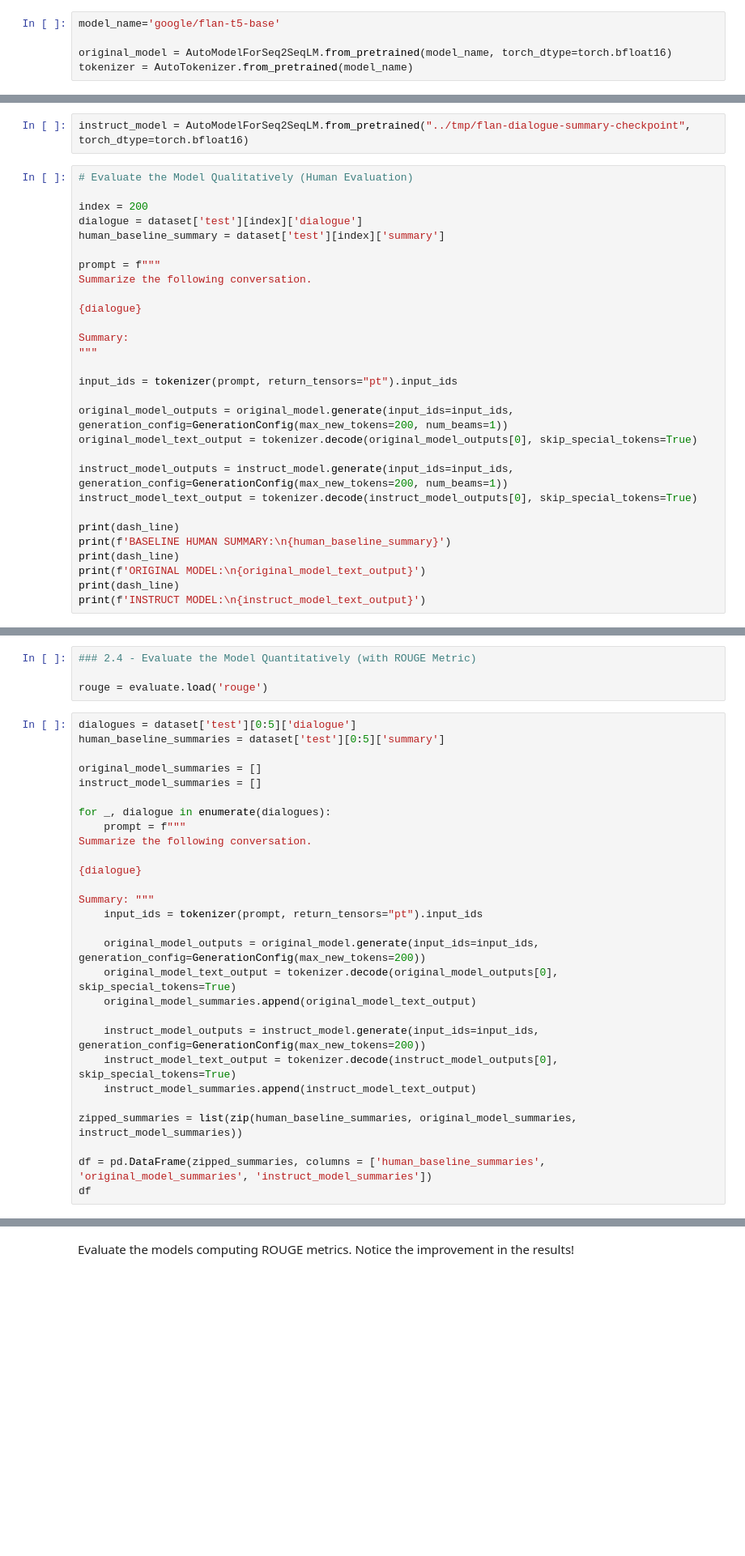
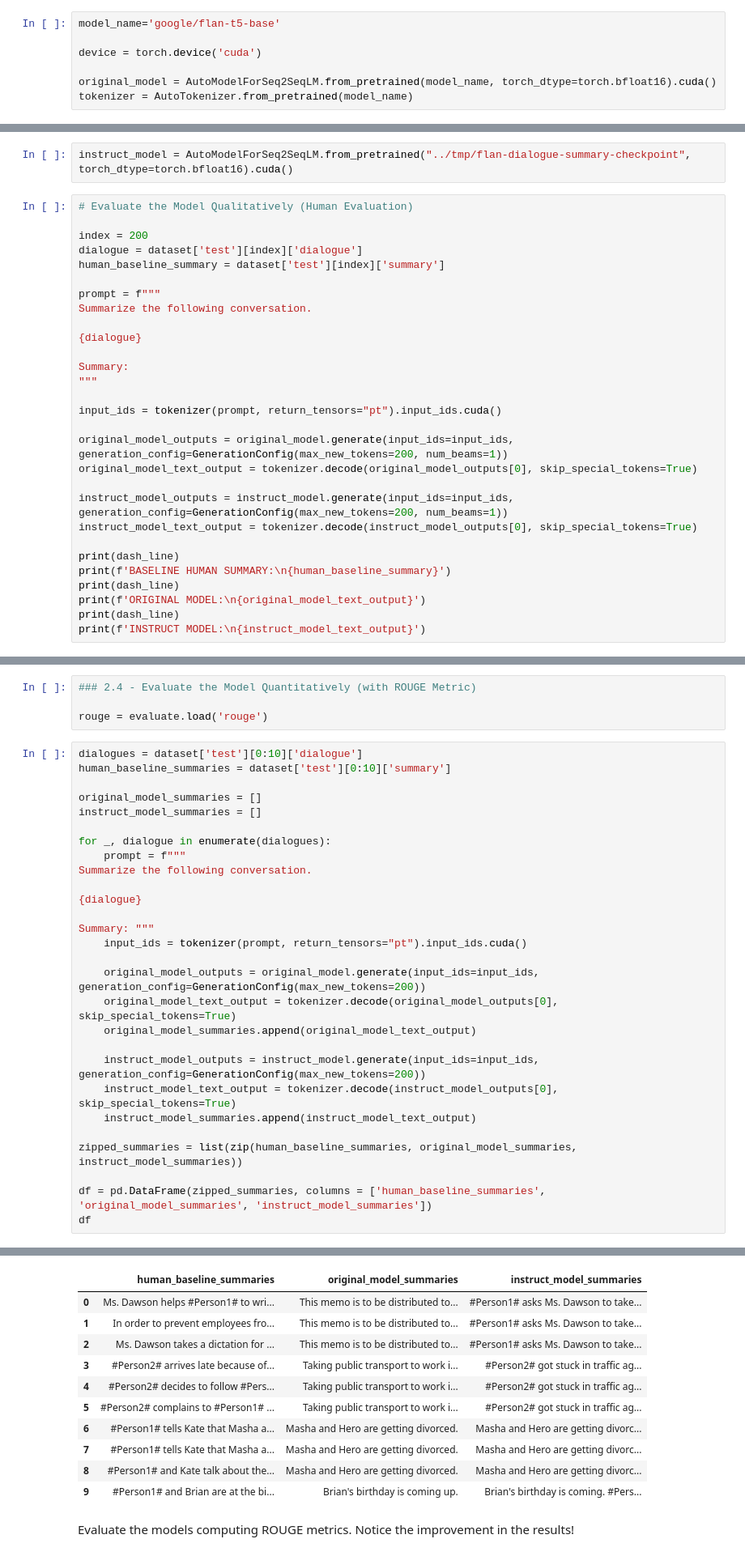
Before and after one commit to drywet/llm-playground, a Jupyter notebook: labs/Lab_2_fine_tune_generative_ai_model.ipynb, the cells around one changed output, grey strips where cells are left out. Shown at 81% size. Saved outputs shown, nothing was run; the diff lists cells and outputs as text; blank space fills up the shorter version.

```diff
--- a/labs/Lab_2_fine_tune_generative_ai_model.ipynb
+++ b/labs/Lab_2_fine_tune_generative_ai_model.ipynb
@@ -39,5 +57,7 @@ DatasetDict({
 # %%
 model_name='google/flan-t5-base'
 
-original_model = AutoModelForSeq2SeqLM.from_pretrained(model_name, torch_dtype=torch.bfloat16)
+device = torch.device('cuda')
+
+original_model = AutoModelForSeq2SeqLM.from_pretrained(model_name, torch_dtype=torch.bfloat16).cuda()
 tokenizer = AutoTokenizer.from_pretrained(model_name)
@@ -217,5 +276,5 @@ The size of the downloaded instruct model is approximately 1GB.
 # %%
-instruct_model = AutoModelForSeq2SeqLM.from_pretrained("../tmp/flan-dialogue-summary-checkpoint", torch_dtype=torch.bfloat16)
+instruct_model = AutoModelForSeq2SeqLM.from_pretrained("../tmp/flan-dialogue-summary-checkpoint", torch_dtype=torch.bfloat16).cuda()
 # %%
 # Evaluate the Model Qualitatively (Human Evaluation)
 
@@ -231,7 +290,7 @@ Summarize the following conversation.
 Summary:
 """
 
-input_ids = tokenizer(prompt, return_tensors="pt").input_ids
+input_ids = tokenizer(prompt, return_tensors="pt").input_ids.cuda()
 
 original_model_outputs = original_model.generate(input_ids=input_ids, generation_config=GenerationConfig(max_new_tokens=200, num_beams=1))
 original_model_text_output = tokenizer.decode(original_model_outputs[0], skip_special_tokens=True)
@@ -260,8 +319,8 @@ INSTRUCT MODEL:
 
 rouge = evaluate.load('rouge')
 # %%
-dialogues = dataset['test'][0:5]['dialogue']
-human_baseline_summaries = dataset['test'][0:5]['summary']
+dialogues = dataset['test'][0:10]['dialogue']
+human_baseline_summaries = dataset['test'][0:10]['summary']
 
 original_model_summaries = []
 instruct_model_summaries = []
@@ -273,7 +332,7 @@ Summarize the following conversation.
 {dialogue}
 
 Summary: """
-    input_ids = tokenizer(prompt, return_tensors="pt").input_ids
+    input_ids = tokenizer(prompt, return_tensors="pt").input_ids.cuda()
 
     original_model_outputs = original_model.generate(input_ids=input_ids, generation_config=GenerationConfig(max_new_tokens=200))
     original_model_text_output = tokenizer.decode(original_model_outputs[0], skip_special_tokens=True)
@@ -292,3 +350,14 @@ KeyboardInterrupt:
+|  | human_baseline_summaries | original_model_summaries | instruct_model_summaries |
+| 0 | Ms. Dawson helps #Person1# to wri... | This memo is to be distributed to... | #Person1# asks Ms. Dawson to take... |
+| 1 | In order to prevent employees fro... | This memo is to be distributed to... | #Person1# asks Ms. Dawson to take... |
+| 2 | Ms. Dawson takes a dictation for ... | This memo is to be distributed to... | #Person1# asks Ms. Dawson to take... |
+| 3 | #Person2# arrives late because of... | Taking public transport to work i... | #Person2# got stuck in traffic ag... |
+| 4 | #Person2# decides to follow #Pers... | Taking public transport to work i... | #Person2# got stuck in traffic ag... |
+| 5 | #Person2# complains to #Person1# ... | Taking public transport to work i... | #Person2# got stuck in traffic ag... |
+| 6 | #Person1# tells Kate that Masha a... | Masha and Hero are getting divorced. | Masha and Hero are getting divorc... |
+| 7 | #Person1# tells Kate that Masha a... | Masha and Hero are getting divorced. | Masha and Hero are getting divorc... |
+| 8 | #Person1# and Kate talk about the... | Masha and Hero are getting divorced. | Masha and Hero are getting divorc... |
+| 9 | #Person1# and Brian are at the bi... | Brian's birthday is coming up. | Brian's birthday is coming. #Pers... |
 # %% [markdown]
 Evaluate the models computing ROUGE metrics. Notice the improvement in the results!
 # %%
```
Also changed, not shown: parts of 25 cells of this notebook.
